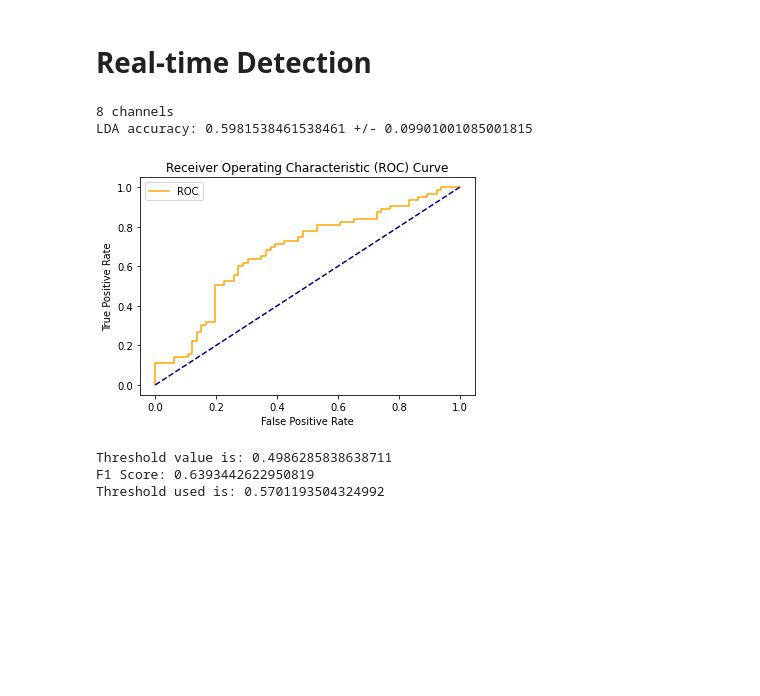
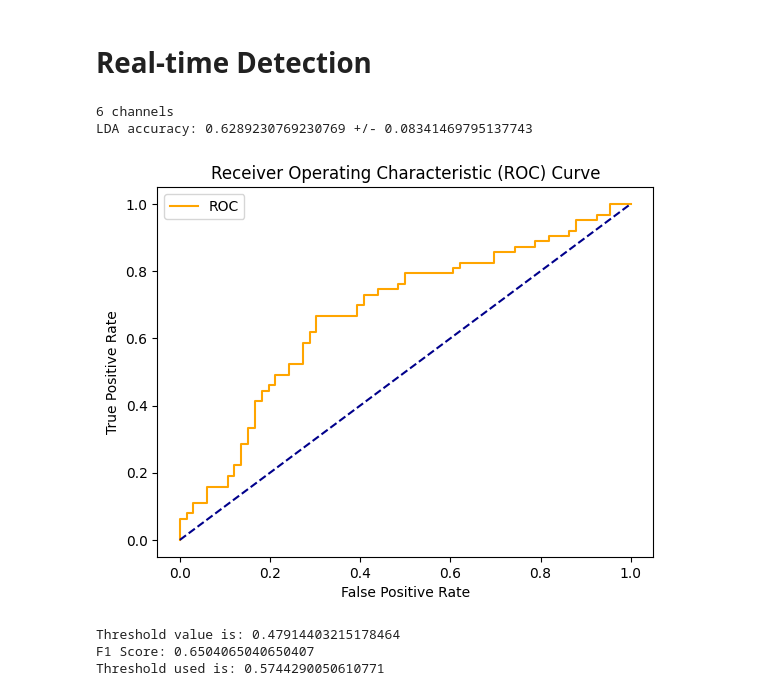
Before and after one commit to lukasgehrke/2021-fastReach, a Jupyter notebook: app/fastReach/pi_train_bci.ipynb, the cells around one changed output. Drawn from its saved outputs; the diff is of its cells as text; code cells hidden in the pictures; blank space fills up the shorter version.

```diff
--- a/app/fastReach/pi_train_bci.ipynb
+++ b/app/fastReach/pi_train_bci.ipynb
@@ -1,5 +1,5 @@
 # %%
-pID = 11
+pID = 12
 pID = 'sub-' + "%03d" % (pID)
 # %%
 import os
@@ -18,7 +18,8 @@ import pickle, json, os
 import scipy.io
 from bci_funcs import windowed_mean, base_correct, select_mean, slope
 
-path = '/Volumes/Lukas_Gehrke/fastReach/data/eeglab2python'
+# path = '/Volumes/Lukas_Gehrke/fastReach/data/eeglab2python'
+path = 'P:\\Lukas_Gehrke\\fastReach\\data\\eeglab2python'
 # %% [markdown]
 # Preconscious Augmentation
 
@@ -143,7 +144,10 @@ LDA accuracy: 0.5209230769230769 +/- 0.13126458217106537
 # %% [markdown]
 # Real-time Detection
 # %%
-nr_chans = 8
+nr_chans = 6
+
+# s11: 10
+
 target_class = 1.0
 classifier_update_rate = .05 # update every 50 ms
 
@@ -214,39 +218,39 @@ def plot_roc_curve(fpr, tpr):
     plt.xlabel('False Positive Rate')
     plt.ylabel('True Positive Rate')
     plt.title('Receiver Operating Characteristic (ROC) Curve')
     plt.legend()
     plt.show()
 
 predictions_prob = clf.predict_proba(data)
 pred_classes = clf.predict(data)
 false_positive_rate, recall, thresholds = roc_curve(classes, predictions_prob[:,1])
 roc_auc = auc(false_positive_rate, recall)
 plot_roc_curve(false_positive_rate, recall)
 
 optimal_idx = np.argmax(recall - false_positive_rate)
 optimal_threshold = thresholds[optimal_idx]
 print("Threshold value is:", optimal_threshold)
 
 from sklearn.metrics import f1_score
 print("F1 Score: "+ str(f1_score(classes, pred_classes)))
 
 filename = path+os.sep+pID+os.sep+'model_'+pID+'_eeg.sav'
 pickle.dump(clf, open(filename, 'wb'))
 
 # threshold = cv_results.mean()
 threshold = np.min(thresholds[false_positive_rate<.2])
 print("Threshold used is:", threshold)
 
 bci_params = dict(((k, eval(k)) for k in ('chans', 'windows', 'baseline', 'target_class', 'threshold', 'data_srate', 'classifier_update_rate')))
 with open(path+os.sep+pID+os.sep+'bci_params.json', 'w') as f:
     json.dump(bci_params, f)
 # %% [output]
-8 channels
-LDA accuracy: 0.5981538461538461 +/- 0.09901001085001815
+6 channels
+LDA accuracy: 0.6289230769230769 +/- 0.08341469795137743
-[figure, old version]
+[figure, new version]
-Threshold value is: 0.4986285838638711
-F1 Score: 0.6393442622950819
-Threshold used is: 0.5701193504324992
+Threshold value is: 0.47914403215178464
+F1 Score: 0.6504065040650407
+Threshold used is: 0.5744290050610771
 # %%
 bci_params
 # %% [output]
```
Also changed, not shown: parts of 1 cell of this notebook, 2 other files.
